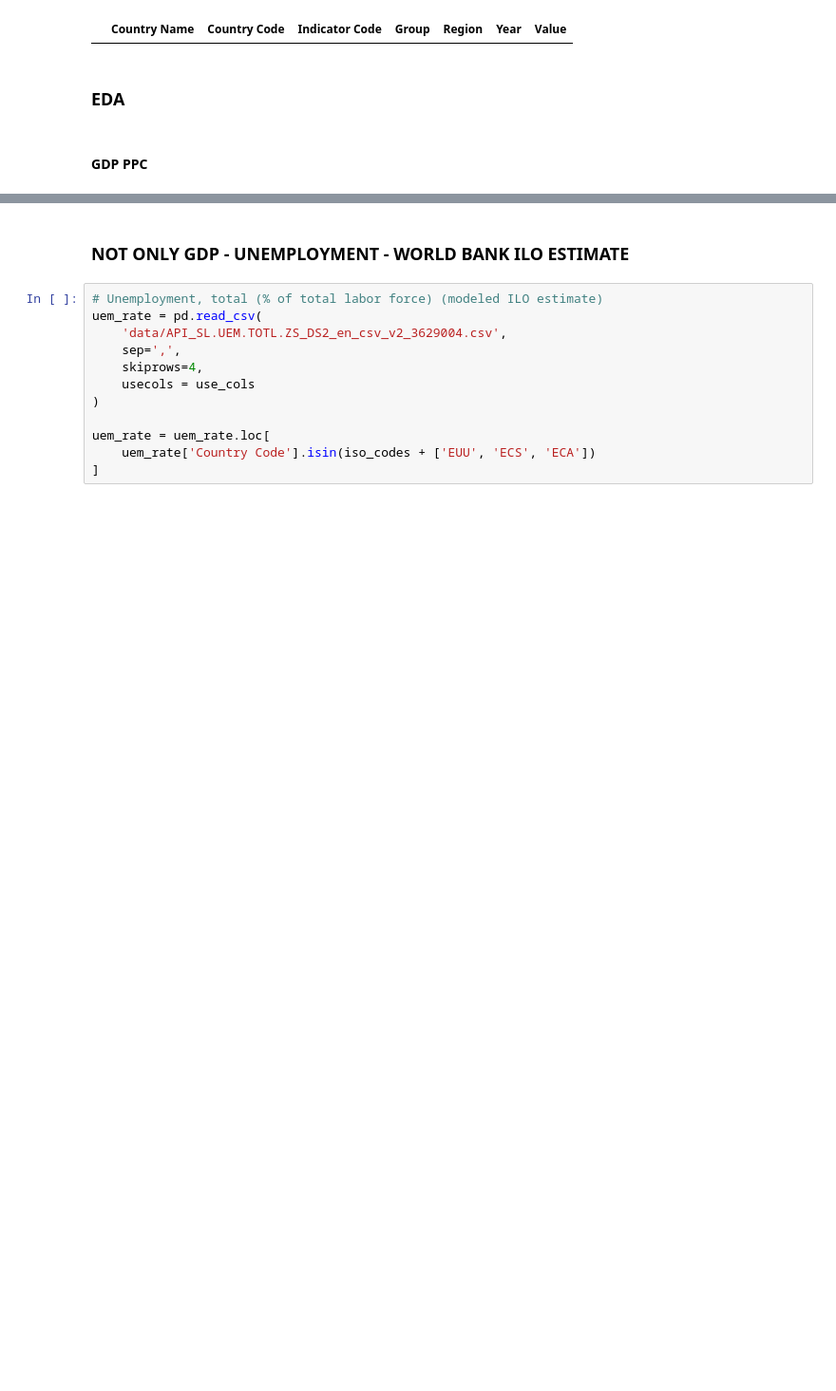
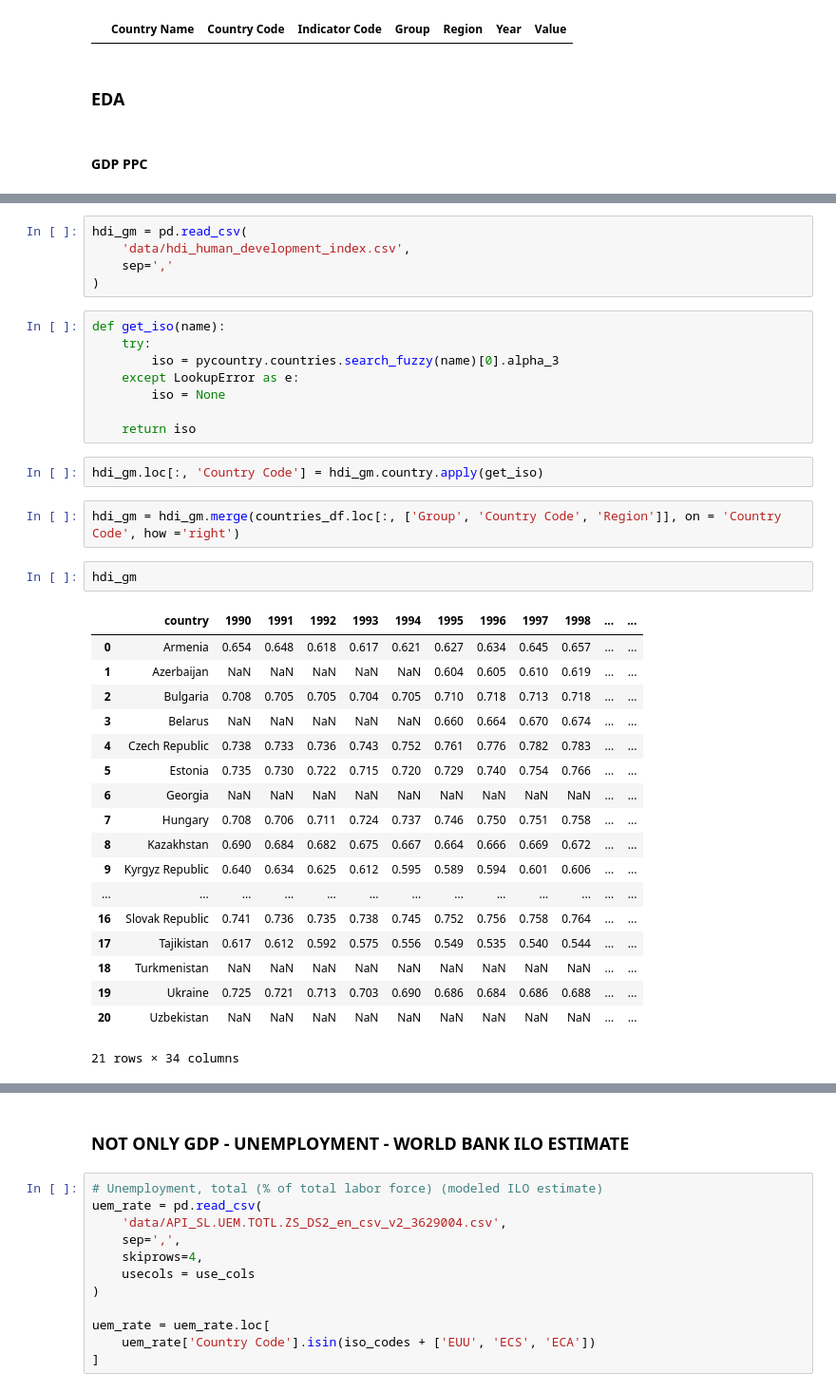
Before and after one commit to d2ski/fsu-fwt-development, a Jupyter notebook: explore.ipynb, the cells around one changed output, grey strips where cells are left out. Shown at 95% size. Saved outputs shown, nothing was run; the diff lists cells and outputs as text; blank space fills up the shorter version.

```diff
--- a/explore.ipynb
+++ b/explore.ipynb
@@ -646,0 +1027,38 @@ alt.hconcat(
+# %%
+hdi_gm = pd.read_csv(
+    'data/hdi_human_development_index.csv',
+    sep=','
+)
+# %%
+def get_iso(name):
+    try:
+        iso = pycountry.countries.search_fuzzy(name)[0].alpha_3
+    except LookupError as e:
+        iso = None
+
+    return iso
+# %%
+hdi_gm.loc[:, 'Country Code'] = hdi_gm.country.apply(get_iso)
+# %%
+hdi_gm = hdi_gm.merge(countries_df.loc[:, ['Group', 'Country Code', 'Region']], on = 'Country Code', how ='right')
+# %%
+hdi_gm
+# %% [output]
+|  | country | 1990 | 1991 | 1992 | 1993 | 1994 | 1995 | 1996 | 1997 | 1998 | ... | ... |
+| 0 | Armenia | 0.654 | 0.648 | 0.618 | 0.617 | 0.621 | 0.627 | 0.634 | 0.645 | 0.657 | ... | ... |
+| 1 | Azerbaijan | NaN | NaN | NaN | NaN | NaN | 0.604 | 0.605 | 0.610 | 0.619 | ... | ... |
+| 2 | Bulgaria | 0.708 | 0.705 | 0.705 | 0.704 | 0.705 | 0.710 | 0.718 | 0.713 | 0.718 | ... | ... |
+| 3 | Belarus | NaN | NaN | NaN | NaN | NaN | 0.660 | 0.664 | 0.670 | 0.674 | ... | ... |
+| 4 | Czech Republic | 0.738 | 0.733 | 0.736 | 0.743 | 0.752 | 0.761 | 0.776 | 0.782 | 0.783 | ... | ... |
+| 5 | Estonia | 0.735 | 0.730 | 0.722 | 0.715 | 0.720 | 0.729 | 0.740 | 0.754 | 0.766 | ... | ... |
+| 6 | Georgia | NaN | NaN | NaN | NaN | NaN | NaN | NaN | NaN | NaN | ... | ... |
+| 7 | Hungary | 0.708 | 0.706 | 0.711 | 0.724 | 0.737 | 0.746 | 0.750 | 0.751 | 0.758 | ... | ... |
+| 8 | Kazakhstan | 0.690 | 0.684 | 0.682 | 0.675 | 0.667 | 0.664 | 0.666 | 0.669 | 0.672 | ... | ... |
+| 9 | Kyrgyz Republic | 0.640 | 0.634 | 0.625 | 0.612 | 0.595 | 0.589 | 0.594 | 0.601 | 0.606 | ... | ... |
+| ... | ... | ... | ... | ... | ... | ... | ... | ... | ... | ... | ... | ... |
+| 16 | Slovak Republic | 0.741 | 0.736 | 0.735 | 0.738 | 0.745 | 0.752 | 0.756 | 0.758 | 0.764 | ... | ... |
+| 17 | Tajikistan | 0.617 | 0.612 | 0.592 | 0.575 | 0.556 | 0.549 | 0.535 | 0.540 | 0.544 | ... | ... |
+| 18 | Turkmenistan | NaN | NaN | NaN | NaN | NaN | NaN | NaN | NaN | NaN | ... | ... |
+| 19 | Ukraine | 0.725 | 0.721 | 0.713 | 0.703 | 0.690 | 0.686 | 0.684 | 0.686 | 0.688 | ... | ... |
+| 20 | Uzbekistan | NaN | NaN | NaN | NaN | NaN | NaN | NaN | NaN | NaN | ... | ... |
+21 rows × 34 columns
```
Also changed, not shown: parts of 67 cells of this notebook, 26 other files.
